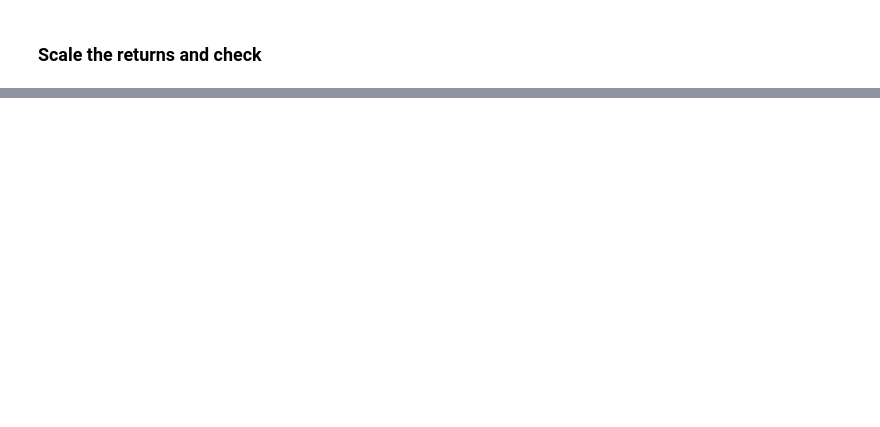
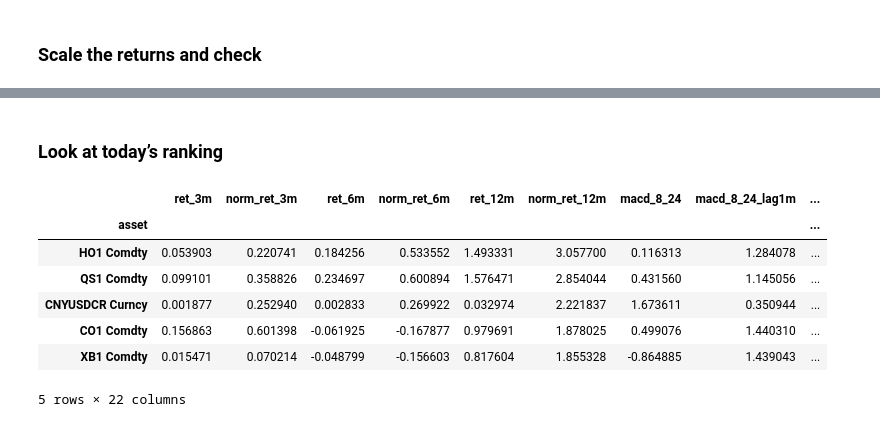
Before and after one commit to alvaro-serero/learning-to-rank, a Jupyter notebook: notebooks/main.ipynb, the cells around one changed output, grey strips where cells are left out. Drawn from its saved outputs; the diff is of its cells as text; code cells hidden in the pictures; blank space fills up the shorter version.

```diff
--- a/notebooks/main.ipynb
+++ b/notebooks/main.ipynb
@@ -234,0 +394,13 @@ We can conclude that **vol scaling breaks on an asset that doesn’t really trad
+# %% [markdown]
+### Look at today’s ranking
+# %%
+features.loc["2026-11-10"].sort_values("norm_ret_12m", ascending=False).head(5)
+# %% [output]
+|  | ret_3m | norm_ret_3m | ret_6m | norm_ret_6m | ret_12m | norm_ret_12m | macd_8_24 | macd_8_24_lag1m | ... |
+| asset |  |  |  |  |  |  |  |  | ... |
+| HO1 Comdty | 0.053903 | 0.220741 | 0.184256 | 0.533552 | 1.493331 | 3.057700 | 0.116313 | 1.284078 | ... |
+| QS1 Comdty | 0.099101 | 0.358826 | 0.234697 | 0.600894 | 1.576471 | 2.854044 | 0.431560 | 1.145056 | ... |
+| CNYUSDCR Curncy | 0.001877 | 0.252940 | 0.002833 | 0.269922 | 0.032974 | 2.221837 | 1.673611 | 0.350944 | ... |
+| CO1 Comdty | 0.156863 | 0.601398 | -0.061925 | -0.167877 | 0.979691 | 1.878025 | 0.499076 | 1.440310 | ... |
+| XB1 Comdty | 0.015471 | 0.070214 | -0.048799 | -0.156603 | 0.817604 | 1.855328 | -0.864885 | 1.439043 | ... |
+5 rows × 22 columns
```
Also changed, not shown: parts of 31 cells of this notebook.
